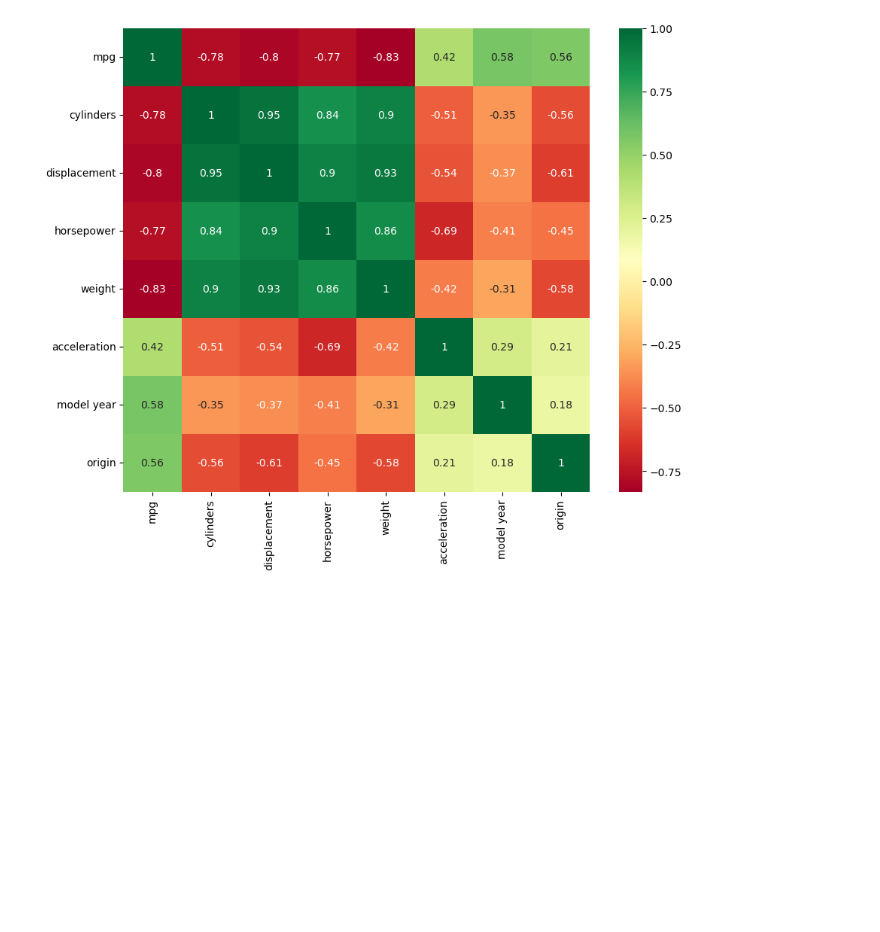
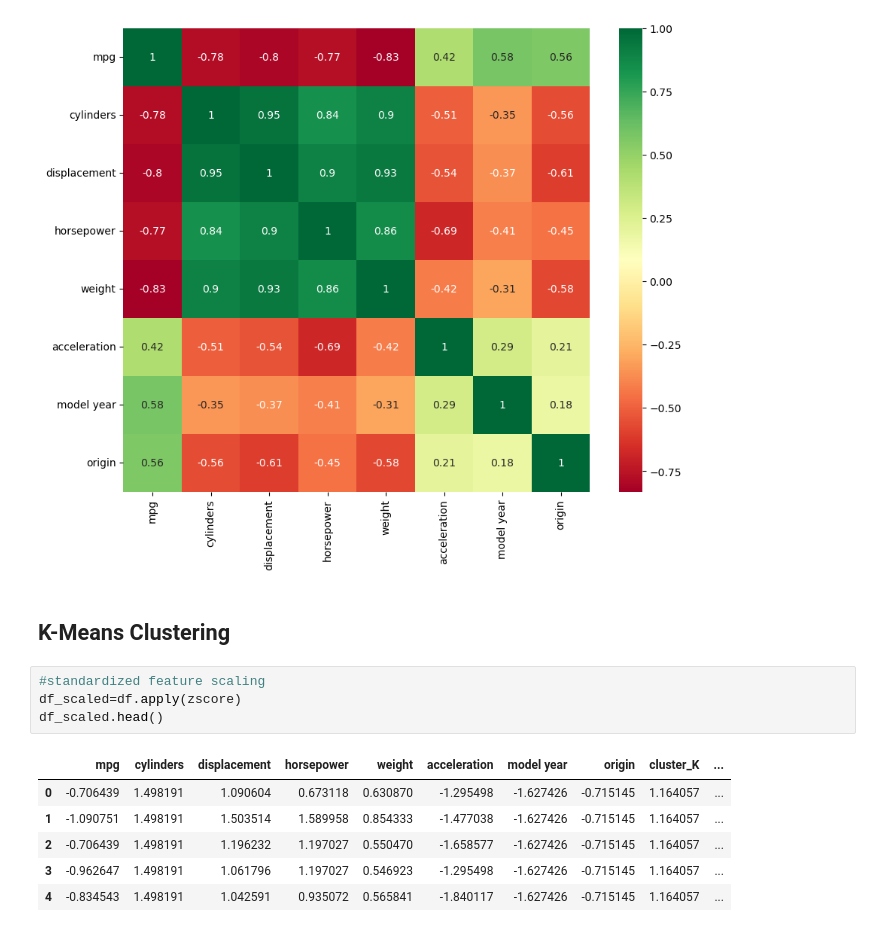
Before and after one commit to Amey1398/Unveiling-Efficiency-Patterns-in-Automobiles, a Jupyter notebook: code.ipynb, the cells around one changed output. Saved outputs shown, nothing was run; the diff lists cells and outputs as text; blank space fills up the shorter version.

```diff
--- a/code.ipynb
+++ b/code.ipynb
@@ -214,3 +216,16 @@ corr=df.corr()
 sns.heatmap(corr,cmap = 'RdYlGn',annot=True);
 # %% [output]
 [figure]
+# %% [markdown]
+## K-Means Clustering
+# %%
+#standardized feature scaling
+df_scaled=df.apply(zscore)
+df_scaled.head()
+# %% [output]
+|  | mpg | cylinders | displacement | horsepower | weight | acceleration | model year | origin | cluster_K | ... |
+| 0 | -0.706439 | 1.498191 | 1.090604 | 0.673118 | 0.630870 | -1.295498 | -1.627426 | -0.715145 | 1.164057 | ... |
+| 1 | -1.090751 | 1.498191 | 1.503514 | 1.589958 | 0.854333 | -1.477038 | -1.627426 | -0.715145 | 1.164057 | ... |
+| 2 | -0.706439 | 1.498191 | 1.196232 | 1.197027 | 0.550470 | -1.658577 | -1.627426 | -0.715145 | 1.164057 | ... |
+| 3 | -0.962647 | 1.498191 | 1.061796 | 1.197027 | 0.546923 | -1.295498 | -1.627426 | -0.715145 | 1.164057 | ... |
+| 4 | -0.834543 | 1.498191 | 1.042591 | 0.935072 | 0.565841 | -1.840117 | -1.627426 | -0.715145 | 1.164057 | ... |
```
Also changed, not shown: parts of 13 cells of this notebook.
